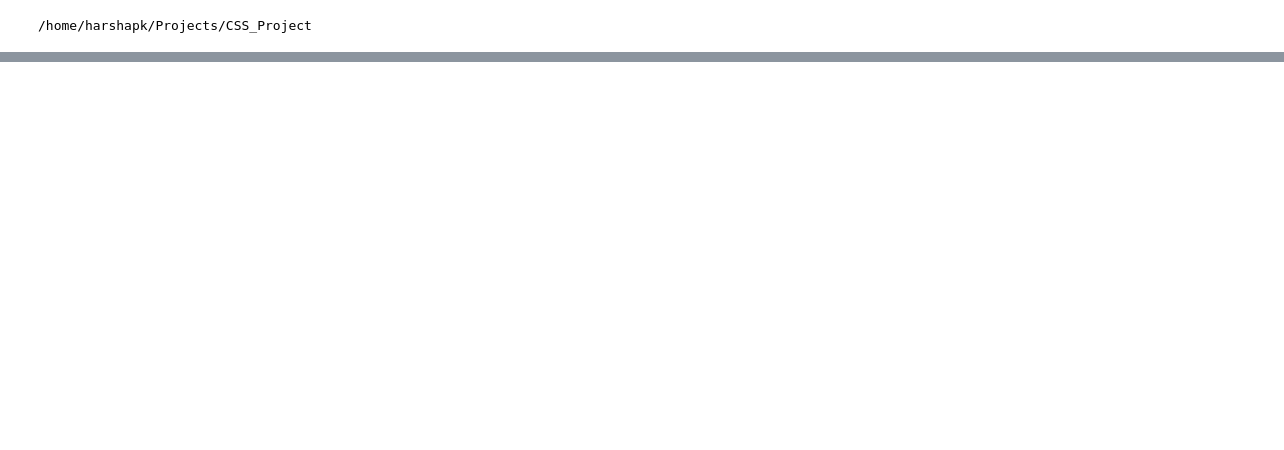
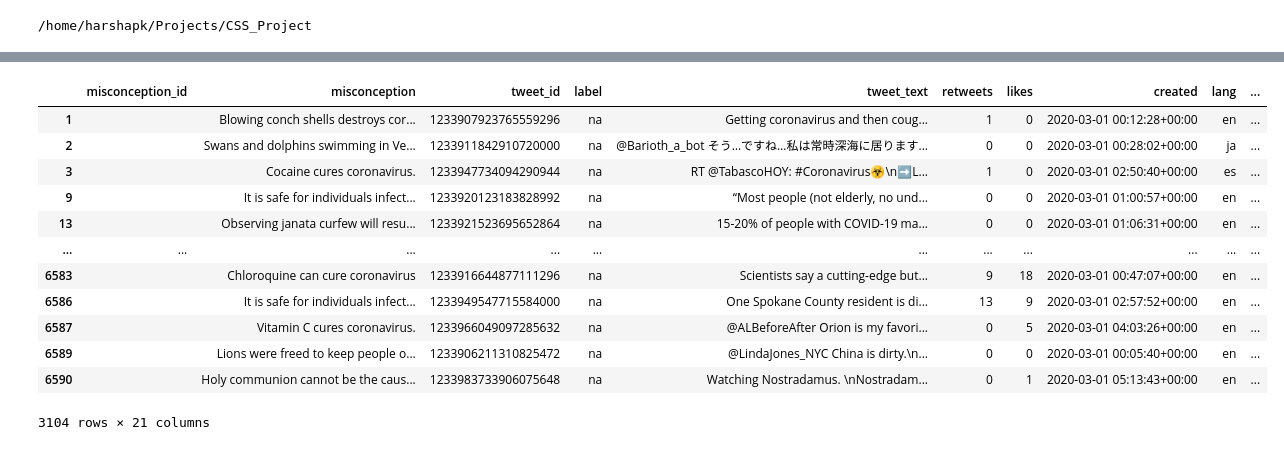
Before and after one commit to kage08/CSS_Project, a Jupyter notebook: notebooks/NewExtractLies.ipynb, the cells around one changed output, grey strips where cells are left out. Saved outputs shown, nothing was run; the diff lists cells and outputs as text; code cells hidden in the pictures; blank space fills up the shorter version.

```diff
--- a/notebooks/NewExtractLies.ipynb
+++ b/notebooks/NewExtractLies.ipynb
@@ -29,0 +78,18 @@ Try again later
+# %%
+df = clean_up_intermediate()
+# %%
+df
+# %% [output]
+|  | misconception_id | misconception | tweet_id | label | tweet_text | retweets | likes | created | lang | ... |
+| 1 |  | Blowing conch shells destroys cor... | 1233907923765559296 | na | Getting coronavirus and then coug... | 1 | 0 | 2020-03-01 00:12:28+00:00 | en | ... |
+| 2 |  | Swans and dolphins swimming in Ve... | 1233911842910720000 | na | @Barioth_a_bot そう…ですね…私は常時深海に居ります... | 0 | 0 | 2020-03-01 00:28:02+00:00 | ja | ... |
+| 3 |  | Cocaine cures coronavirus. | 1233947734094290944 | na | RT @TabascoHOY: #Coronavirus☣\n➡L... | 1 | 0 | 2020-03-01 02:50:40+00:00 | es | ... |
+| 9 |  | It is safe for individuals infect... | 1233920123183828992 | na | “Most people (not elderly, no und... | 0 | 0 | 2020-03-01 01:00:57+00:00 | en | ... |
+| 13 |  | Observing janata curfew will resu... | 1233921523695652864 | na | 15-20% of people with COVID-19 ma... | 0 | 0 | 2020-03-01 01:06:31+00:00 | en | ... |
+| ... | ... | ... | ... | ... | ... | ... | ... | ... | ... | ... |
+| 6583 |  | Chloroquine can cure coronavirus | 1233916644877111296 | na | Scientists say a cutting-edge but... | 9 | 18 | 2020-03-01 00:47:07+00:00 | en | ... |
+| 6586 |  | It is safe for individuals infect... | 1233949547715584000 | na | One Spokane County resident is di... | 13 | 9 | 2020-03-01 02:57:52+00:00 | en | ... |
+| 6587 |  | Vitamin C cures coronavirus. | 1233966049097285632 | na | @ALBeforeAfter Orion is my favori... | 0 | 5 | 2020-03-01 04:03:26+00:00 | en | ... |
+| 6589 |  | Lions were freed to keep people o... | 1233906211310825472 | na | @LindaJones_NYC China is dirty.\n... | 0 | 0 | 2020-03-01 00:05:40+00:00 | en | ... |
+| 6590 |  | Holy communion cannot be the caus... | 1233983733906075648 | na | Watching Nostradamus. \nNostradam... | 0 | 1 | 2020-03-01 05:13:43+00:00 | en | ... |
+3104 rows × 21 columns
```
Also changed, not shown: parts of 3 cells of this notebook, 2 other files.
